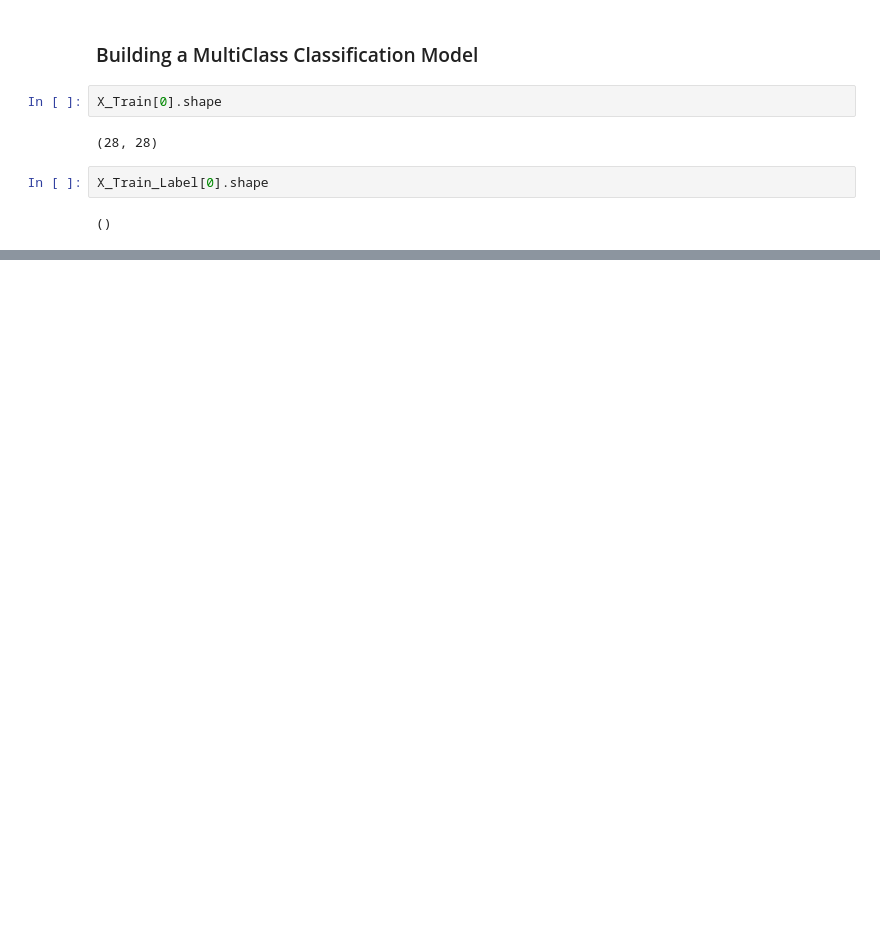
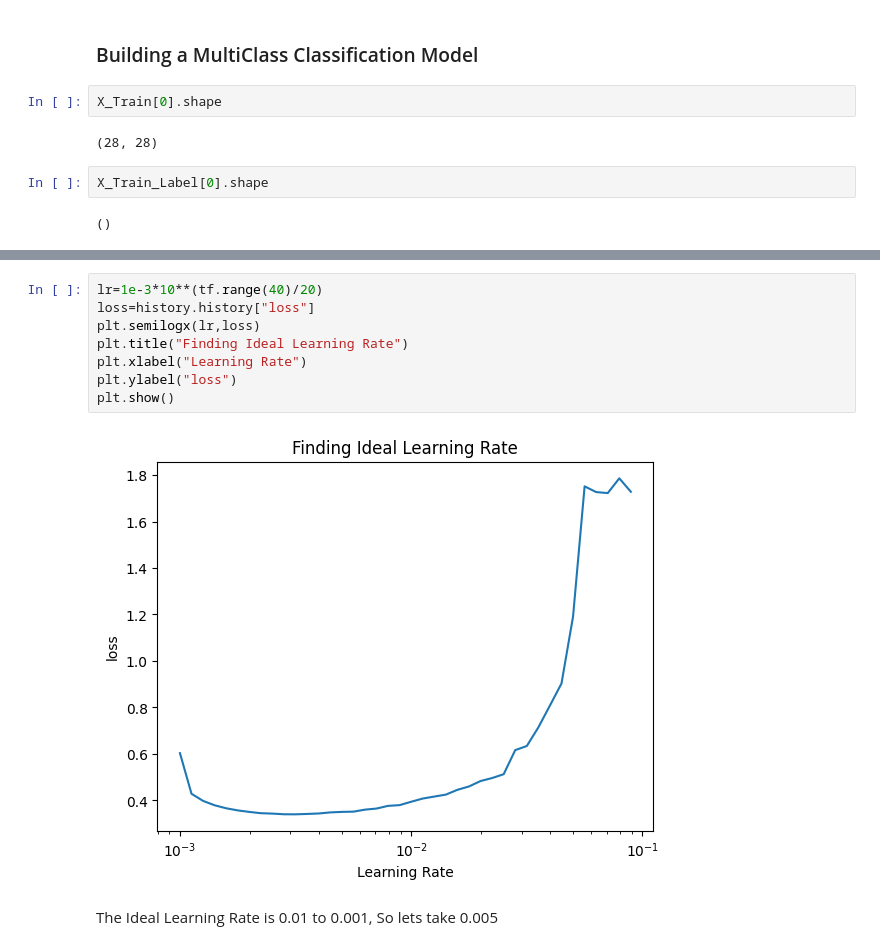
Before and after one commit to Ashwin-2408/Tensor_Flow_Learning, a Jupyter notebook: notebooks/Neural_Network_Classification.ipynb, the cells around one changed output, grey strips where cells are left out. Saved outputs shown, nothing was run; the diff lists cells and outputs as text; blank space fills up the shorter version.

```diff
--- a/notebooks/Neural_Network_Classification.ipynb
+++ b/notebooks/Neural_Network_Classification.ipynb
@@ -570,0 +729,12 @@ MultiClass_Modification_Model.evaluate(X_Test,_X_Test_Label)
+# %%
+lr=1e-3*10**(tf.range(40)/20)
+loss=history.history["loss"]
+plt.semilogx(lr,loss)
+plt.title("Finding Ideal Learning Rate")
+plt.xlabel("Learning Rate")
+plt.ylabel("loss")
+plt.show()
+# %% [output]
+[figure, added]
+# %% [markdown]
+The Ideal Learning Rate is 0.01 to 0.001, So lets take 0.005
```
Also changed, not shown: parts of 26 cells of this notebook.
